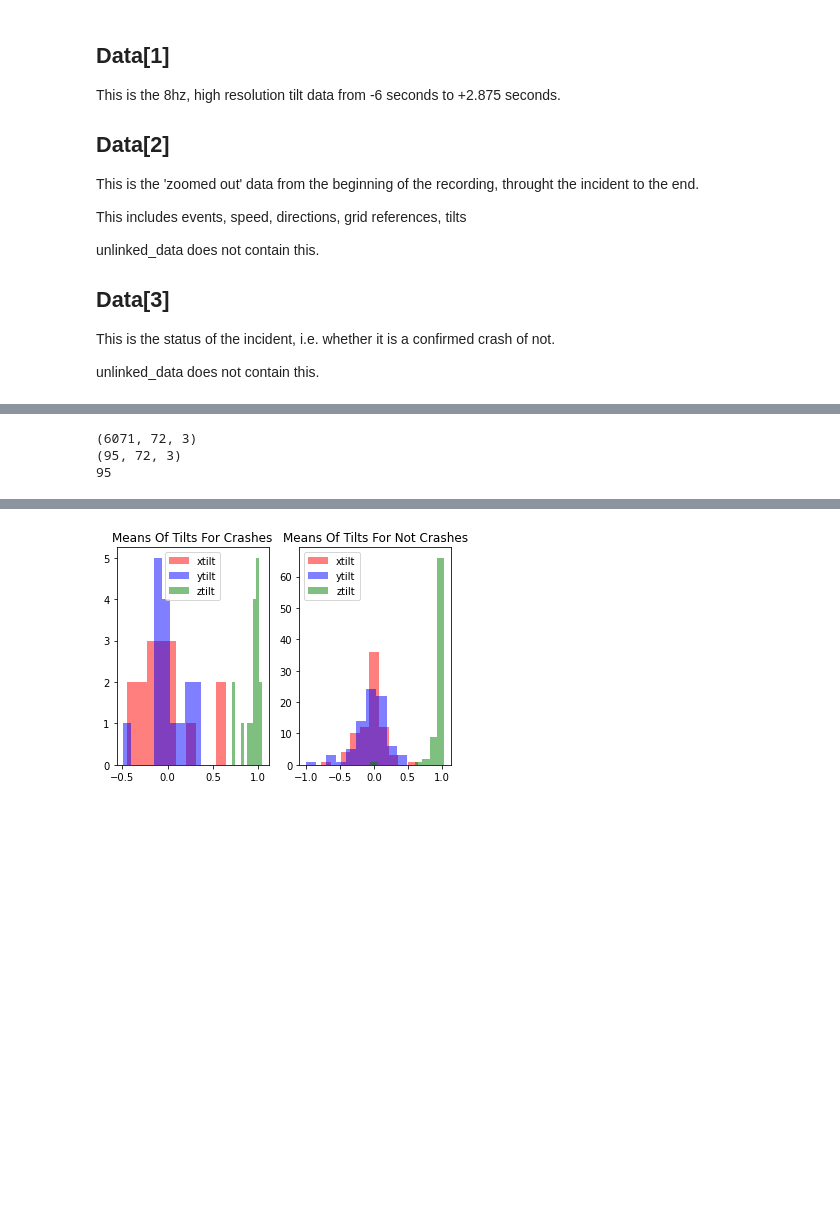
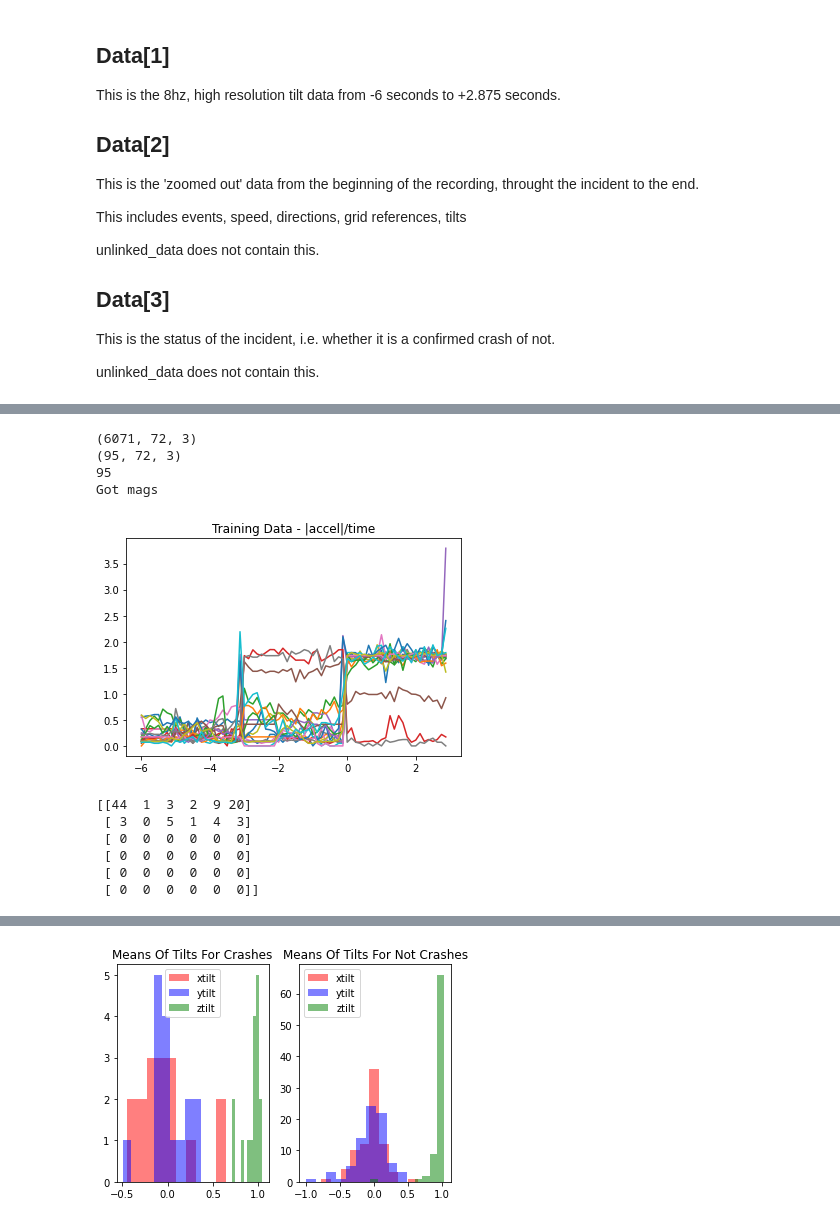
Before and after one commit to cwhite098/MDM3_Project1_Quartix, a Jupyter notebook: visualise.ipynb, the cells around one changed output, grey strips where cells are left out. Saved outputs shown, nothing was run; the diff lists cells and outputs as text; code cells hidden in the pictures; blank space fills up the shorter version.

Commit message:
experimented with kmeans and starting implementing pca

```diff
--- a/visualise.ipynb
+++ b/visualise.ipynb
@@ -79,27 +86,42 @@ plot_grid(data[0], 'Zoomed In Locations')
 # %%
 from extract_data import *
 import matplotlib.pyplot as plt
 import numpy as np
 from tqdm import tqdm
 from tslearn.clustering import TimeSeriesKMeans, KernelKMeans, KShape
-from sklearn.model_selection import train_test_split
 from sklearn.metrics import confusion_matrix, accuracy_score
 
 X_train = get_tilt_timeseries(unlinked_data)
 X_test = get_tilt_timeseries(cat_data)
 y_test = get_labels(cat_data)
 
 print(X_train.shape)
 print(X_test.shape)
 print(len(y_test))
 
+X_train = get_mags(X_train)
+X_test = get_mags(X_test)
+print('Got mags')
 
-km = TimeSeriesKMeans(n_clusters=2, metric="dtw", max_iter=50)
-km.fit(X_train)
-y_pred = km.predict(X_test)
+for i in range(20):
+    plt.plot(np.linspace(-6,2.875,72), X_train[i+1000,:])
+    plt.title('Training Data - |accel|/time')
+plt.show()
+
+km = TimeSeriesKMeans(n_clusters=6, metric="dtw", max_iter=100)
+km.fit(X_train[:,:])
+y_pred = km.predict(X_test[:,:])
 
 print(confusion_matrix(y_test, y_pred))
 # %% [output]
 (6071, 72, 3)
 (95, 72, 3)
 95
+Got mags
+[figure, added]
+[[44  1  3  2  9 20]
+ [ 3  0  5  1  4  3]
+ [ 0  0  0  0  0  0]
+ [ 0  0  0  0  0  0]
+ [ 0  0  0  0  0  0]
+ [ 0  0  0  0  0  0]]
```
Also changed, not shown: parts of 3 cells of this notebook.
